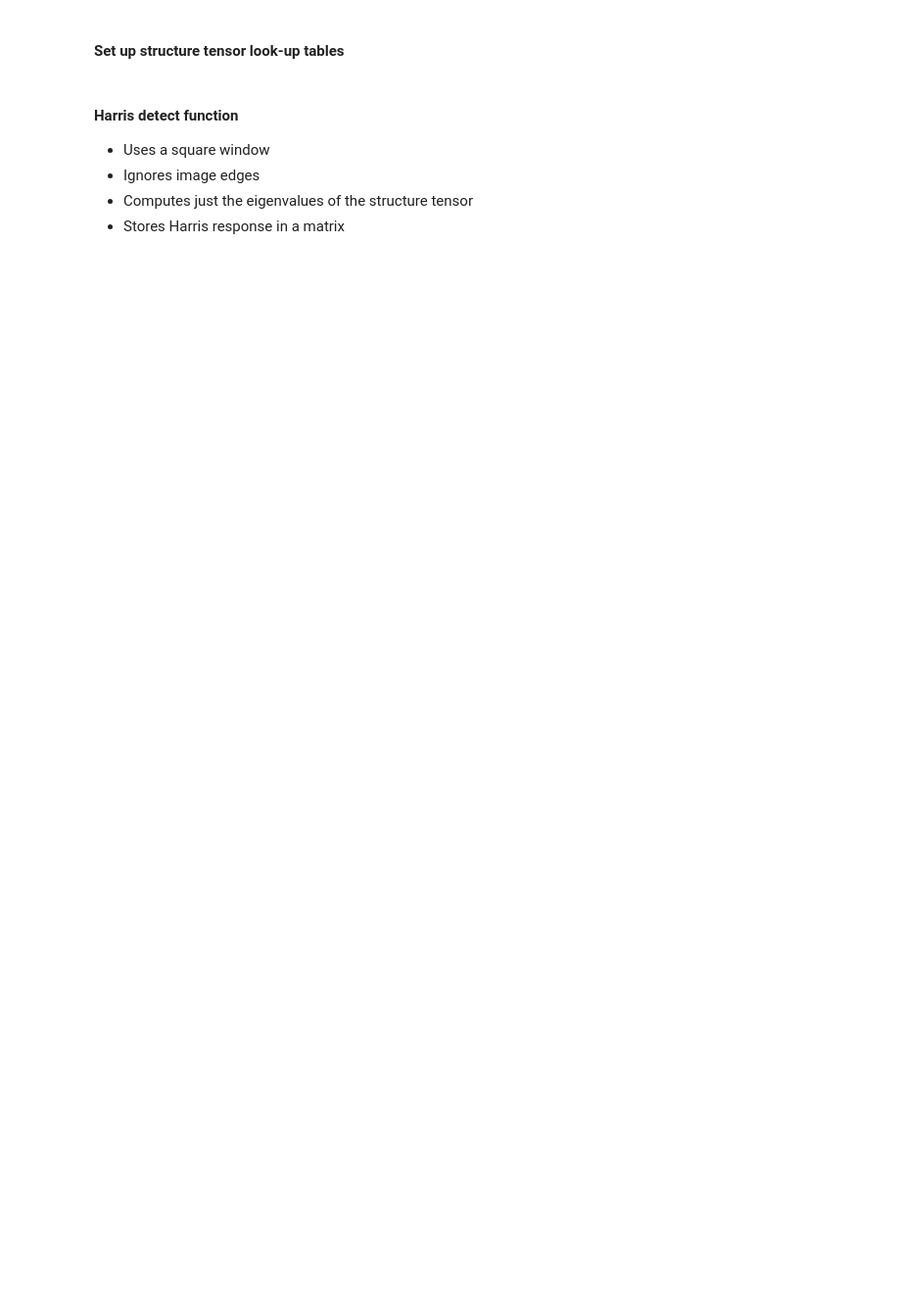
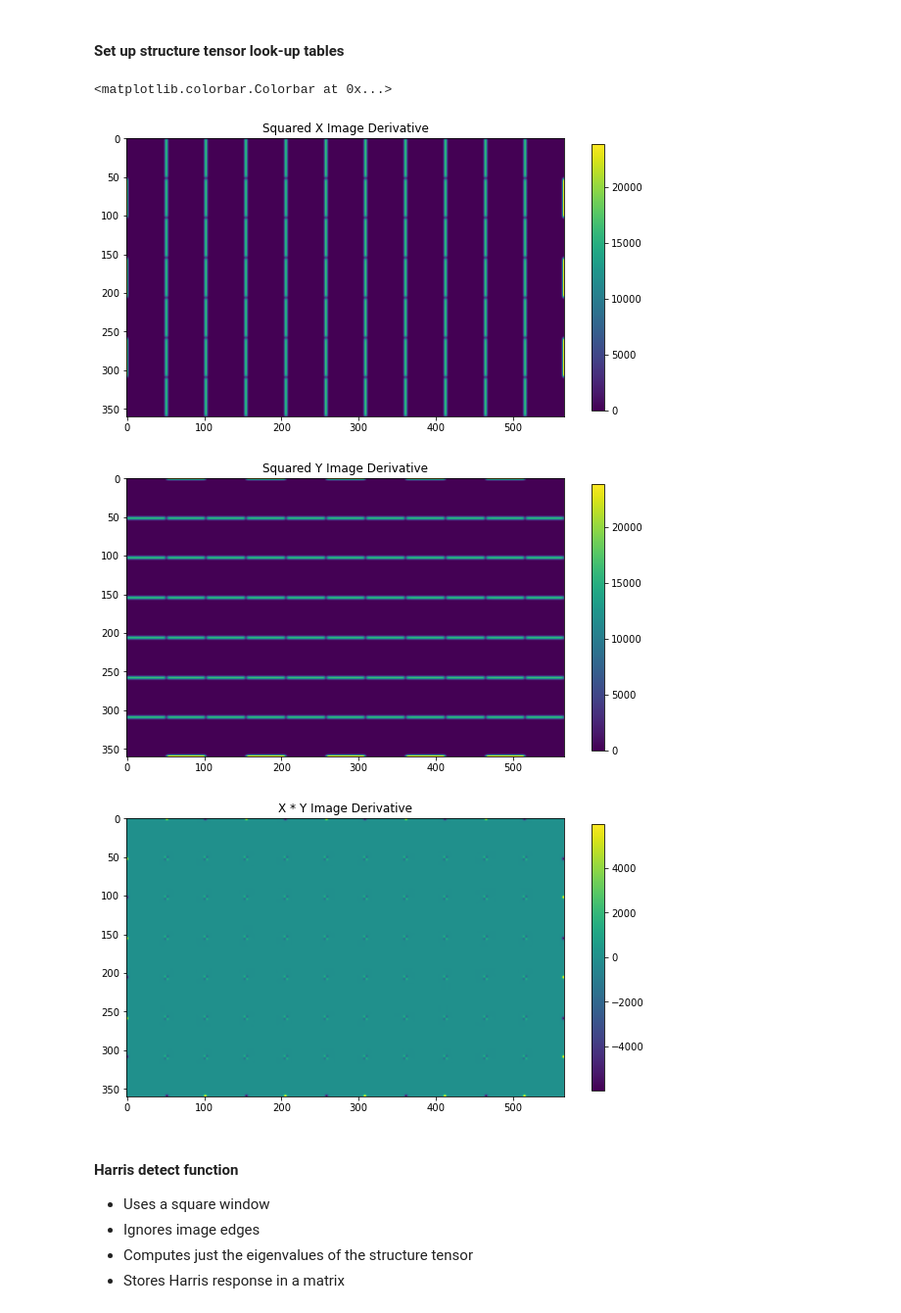
Before and after one commit to AIP-Mizzou/HarrisFeature, a Jupyter notebook: main.ipynb, the cells around one changed output. Shown: that part at 98% size. Drawn from its saved outputs; the diff is of its cells as text; code cells hidden in the pictures; blank space fills up the shorter version.

```diff
--- a/main.ipynb
+++ b/main.ipynb
@@ -89,3 +88,28 @@ img_dxdy = np.multiply(img_g_dx, img_g_dy)
+# %%
+img_dxdx = convolve2d(np.multiply(img_g_dx, img_g_dx), gauss, mode='same')
+img_dydy = convolve2d(np.multiply(img_g_dy, img_g_dy), gauss, mode='same')
+# Do we need dydx too?
+img_dxdy = convolve2d(np.multiply(img_g_dx, img_g_dy), gauss, mode='same')
+
+plt.figure(figsize=(10,10))
+plt.imshow(img_dxdx)
+plt.title('Squared X Image Derivative')
+plt.colorbar(shrink=0.5)
+
+plt.figure(figsize=(10,10))
+plt.imshow(img_dydy)
+plt.title('Squared Y Image Derivative')
+plt.colorbar(shrink=0.5)
+
+plt.figure(figsize=(10,10))
+plt.imshow(img_dxdy)
+plt.title('X * Y Image Derivative')
+plt.colorbar(shrink=0.5)
+# %% [output]
+<matplotlib.colorbar.Colorbar at 0x...>
+[figure, added]
+[figure, added]
+[figure, added]
 # %% [markdown]
 #### Harris detect function
 - Uses a square window
```
Also changed, not shown: parts of 12 cells of this notebook.
